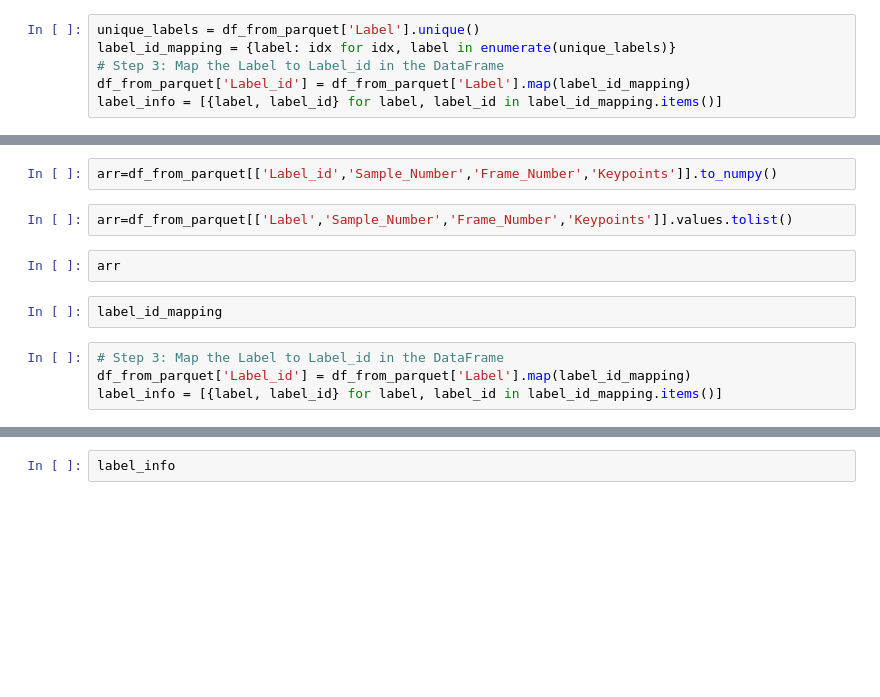
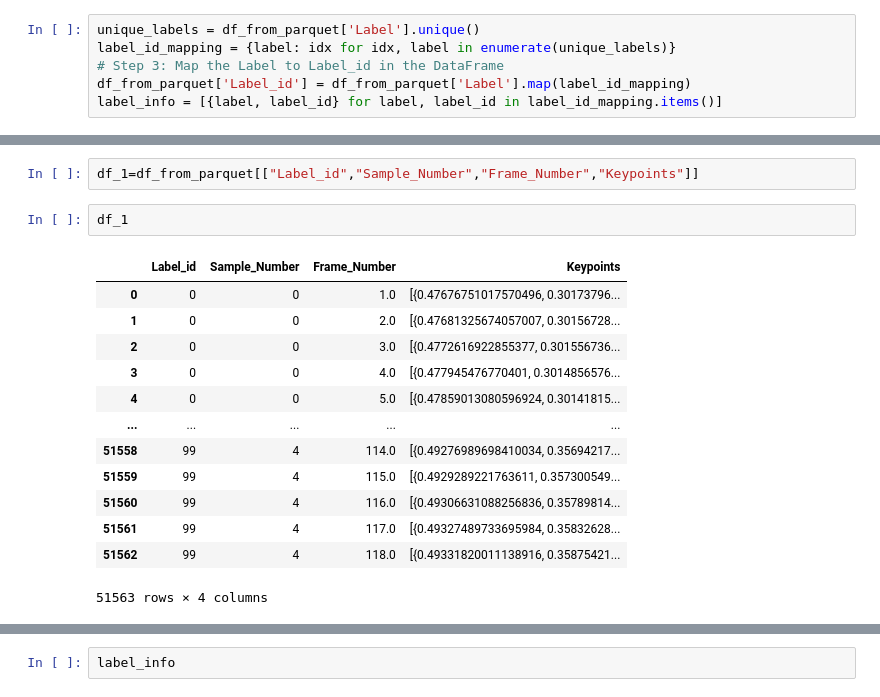
Before and after one commit to ranjan336/ISL_Pose_using_MediaPipe, a Jupyter notebook: ISL_Model_train.ipynb, the cells around one changed output, grey strips where cells are left out. Saved outputs shown, nothing was run; the diff lists cells and outputs as text; blank space fills up the shorter version.

```diff
--- a/ISL_Model_train.ipynb
+++ b/ISL_Model_train.ipynb
@@ -31,12 +47,18 @@ combined_set
 # %%
-arr=df_from_parquet[['Label_id','Sample_Number','Frame_Number','Keypoints']].to_numpy()
+df_1=df_from_parquet[["Label_id","Sample_Number","Frame_Number","Keypoints"]]
-# %%
-arr=df_from_parquet[['Label','Sample_Number','Frame_Number','Keypoints']].values.tolist()
-# %%
-arr
-# %%
-label_id_mapping
-# %%
-# Step 3: Map the Label to Label_id in the DataFrame
-df_from_parquet['Label_id'] = df_from_parquet['Label'].map(label_id_mapping)
-label_info = [{label, label_id} for label, label_id in label_id_mapping.items()]
+# %%
+df_1
+# %% [output]
+|  | Label_id | Sample_Number | Frame_Number | Keypoints |
+| 0 | 0 | 0 | 1.0 | [{0.47676751017570496, 0.30173796... |
+| 1 | 0 | 0 | 2.0 | [{0.47681325674057007, 0.30156728... |
+| 2 | 0 | 0 | 3.0 | [{0.4772616922855377, 0.301556736... |
+| 3 | 0 | 0 | 4.0 | [{0.477945476770401, 0.3014856576... |
+| 4 | 0 | 0 | 5.0 | [{0.47859013080596924, 0.30141815... |
+| ... | ... | ... | ... | ... |
+| 51558 | 99 | 4 | 114.0 | [{0.49276989698410034, 0.35694217... |
+| 51559 | 99 | 4 | 115.0 | [{0.4929289221763611, 0.357300549... |
+| 51560 | 99 | 4 | 116.0 | [{0.49306631088256836, 0.35789814... |
+| 51561 | 99 | 4 | 117.0 | [{0.49327489733695984, 0.35832628... |
+| 51562 | 99 | 4 | 118.0 | [{0.49331820011138916, 0.35875421... |
+51563 rows × 4 columns
```
Also changed, not shown: parts of 26 cells of this notebook.
